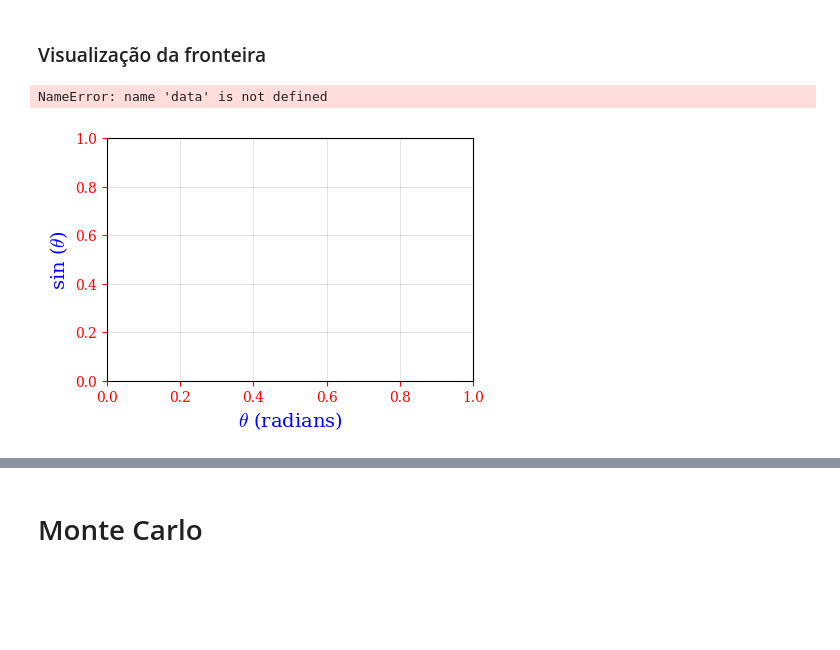
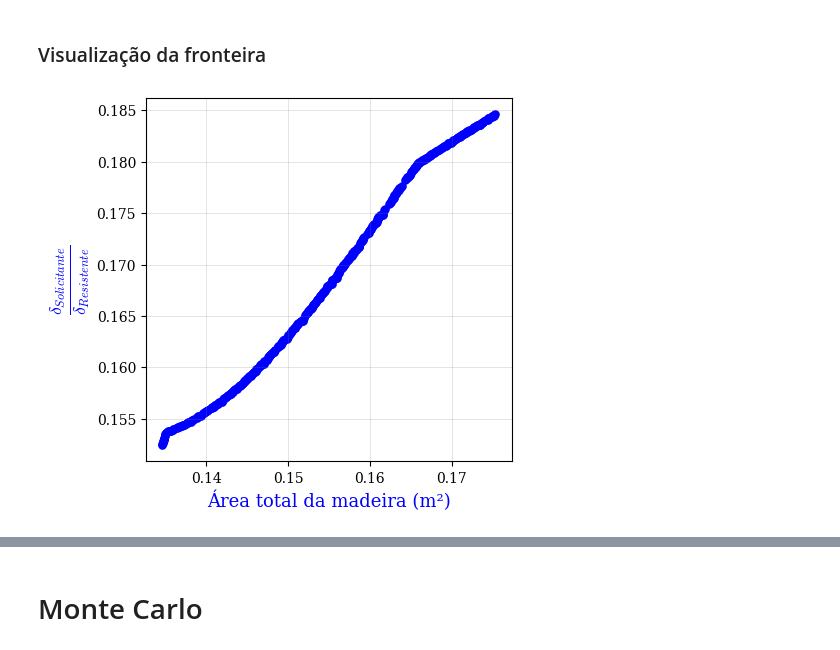
Before and after one commit to wmpjrufg/reliabridge, a Jupyter notebook: testes.ipynb, the cells around one changed output, grey strips where cells are left out. Drawn from its saved outputs; the diff is of its cells as text; code cells hidden in the pictures; blank space fills up the shorter version.

Commit message:
feat: grafico fronteira eficiente

```diff
--- a/testes.ipynb
+++ b/testes.ipynb
@@ -197,56 +197,55 @@ print(
 # %%
 ### Figure name and DPI
 dpi = 600                                                   # Change as you wish
-name = 'scatter_example_sine_scatter'           # Change as you wish
+name = 'fronteira_eficiente'                                # Change as you wish
 
 ### Chart dimensions (in centimeters)
 b_cm = 12                                                   # Change as you wish
-h_cm = 8                                                    # Change as you wish
+h_cm = 12                                                   # Change as you wish
 inches_to_cm = 1 / 2.54
 b_input = b_cm * inches_to_cm
 h_input = h_cm * inches_to_cm
 
 ### Axis and labels (For LateX font format use the dollar sign $)
-label_x = '$\\theta$ (radians)'                             # Change as you wish
-label_y = 'sin ($\\theta$)'                                 # Change as you wish
-size_label = 14                                             # Change as you wish
-color_label = 'blue'                                        # or hexadecimal. Change as you wish
-size_axis = 10                                              # Change as you wish
-color_axis = 'red'                                          # or hexadecimal. Change as you wish
+label_x = 'Área total da madeira (m²)'                       # Change as you wish
+label_y = r'$\frac{\delta_{Solicitante}}{\delta_{Resistente}}$'                  # Change as you wish
+size_label = 13                                              # Change as you wish
+color_label = 'blue'                                         # or hexadecimal. Change as you wish
+size_axis = 10                                               # Change as you wish
+color_axis = 'black'                                           # or hexadecimal. Change as you wish
 
 ### Scatter
 alpha_scatter = 1.0                                             # Change as you wish
 color_scatter = 'blue'                                          # Change as you wish
-size_scatter = 25                                               # Change as you wish
+size_scatter = 27                                               # Change as you wish
 
 ### Grid
 on_or_off = True
 line_width_grid = 0.5                                       # Change as you wish
 alpha_grid = 0.3                                            # Change as you wish
 style_grid = '-'                                            # Change as you wish
 color_grid = 'gray'                                         # or hexadecimal. Change as you wish
 
 ### Figure
 fig, ax = plt.subplots(figsize=(b_input, h_input))
 ax.tick_params(axis='both', which='major', labelsize=size_axis, colors=color_axis)
 ax.set_xlabel(label_x, fontsize=size_label, color=color_label)
-ax.set_ylabel(label_y, fontsize=size_label, color=color_label)
+ax.set_ylabel(label_y, fontsize=18, color=color_label)
 
 ### Title. Do you need a title? Use the cell bellow:
 # ax.set_title('Sine Wave Plot', fontsize=16)
 
 ### Config grid
 plt.grid(on_or_off, which='both', linestyle=style_grid, linewidth=line_width_grid, color=color_grid, alpha=alpha_grid)
 
 ### Plot data
-ax.scatter(data['x'], data['y'], alpha=alpha_scatter, color=color_scatter, s=size_scatter)
+ax.scatter(res_nsga["area [m²]"].to_list(), res_nsga["delta [-]"].to_list(), alpha=alpha_scatter, color=color_scatter, s=size_scatter)
 
 ### Save. Do you need save? Use the cell bellow:
-fig.savefig(f'z_{name}_pt.png', dpi=dpi, bbox_inches='tight')
+fig.savefig(f'{name}.png', dpi=dpi, bbox_inches='tight')
 plt.show()
 # %% [output]
-NameError: name 'data' is not defined
-[figure, old version]
+[figure, new version]
 # %%
 plt.rc('font', family='serif')
 plt.figure(figsize=(5, 5))
```
Also changed, not shown: parts of 15 cells of this notebook, 1 other file.
